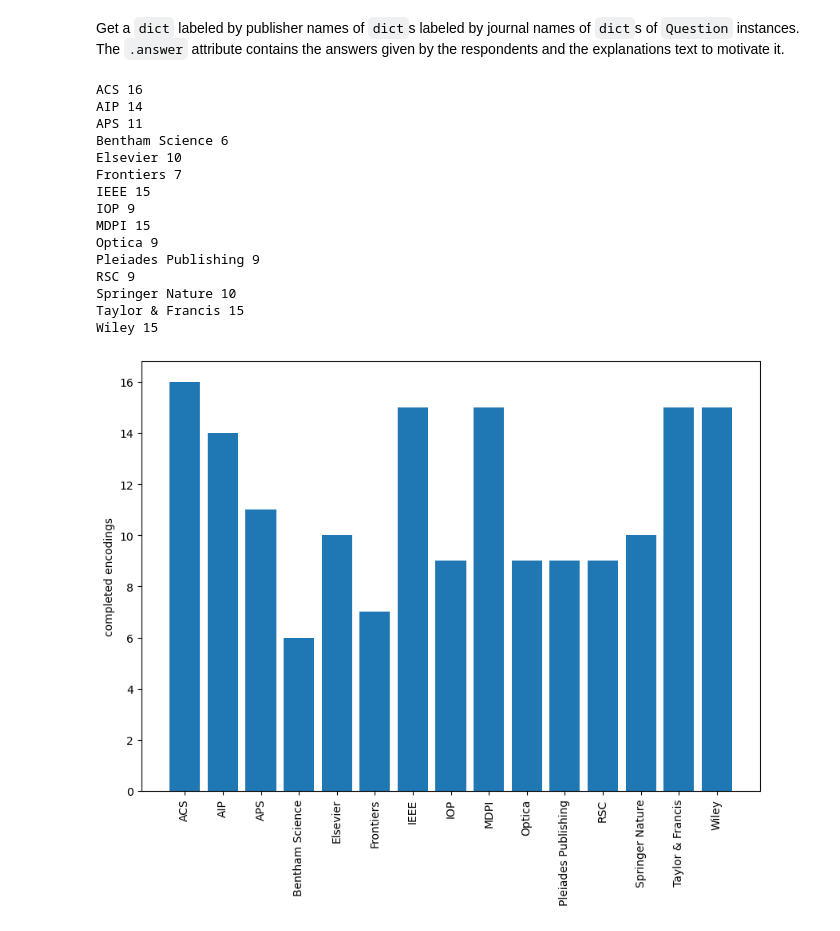
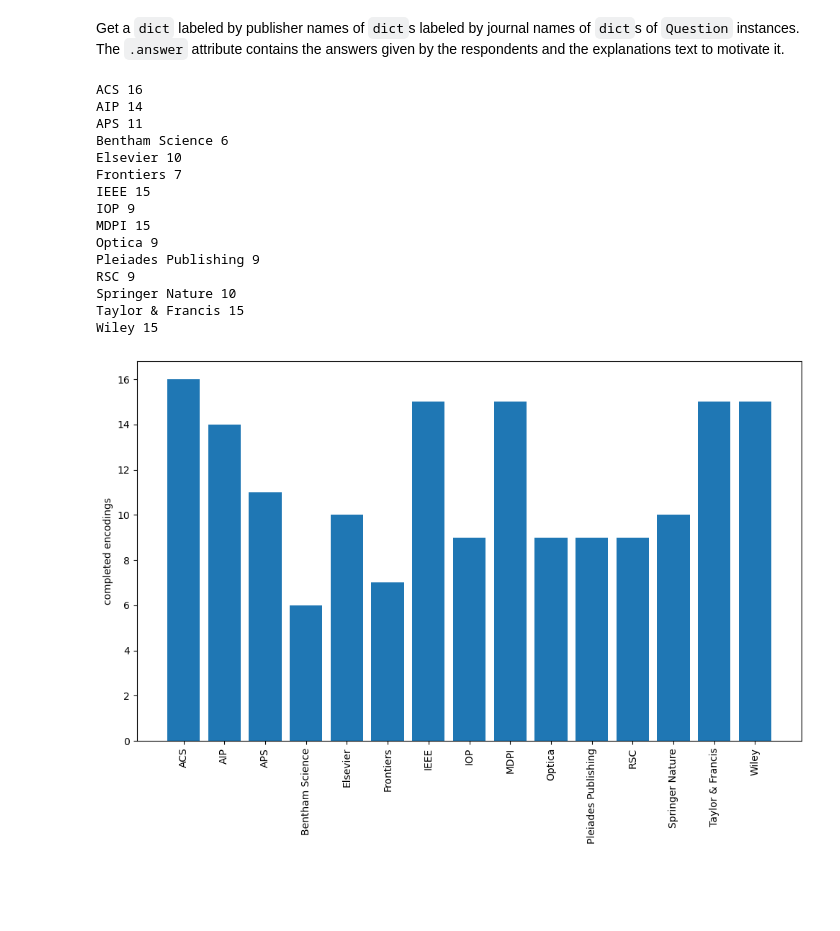
Before and after one commit to daemoncost/Journal-Research-Data-Policy, a Jupyter notebook: notebooks/fix_inconsistencies/check_inconsistencies.ipynb, the cells around one changed output. Saved outputs shown, nothing was run; the diff lists cells and outputs as text; code cells hidden in the pictures; blank space fills up the shorter version.

```diff
--- a/notebooks/fix_inconsistencies/check_inconsistencies.ipynb
+++ b/notebooks/fix_inconsistencies/check_inconsistencies.ipynb
@@ -54,31 +54,32 @@ for publisher, journals in grouped_questions.items():
 for publisher, num in n_journals.items():
     x.append(publisher)
     y.append(num)
     print(publisher, num)
 
 x_0 = list(range(len(x)))
 
 # Creating plot
 fig = plt.figure(figsize=(10, 7))
 plt.bar(x_0, y)
 plt.xticks(x_0, x, rotation=90)
 plt.ylabel("completed encodings")
+plt.tight_layout()
 
 fig.savefig("../../data/processed/number_of_encodings.pdf")
 # %% [output]
 ACS 16
 AIP 14
 APS 11
 Bentham Science 6
 Elsevier 10
 Frontiers 7
 IEEE 15
 IOP 9
 MDPI 15
 Optica 9
 Pleiades Publishing 9
 RSC 9
 Springer Nature 10
 Taylor & Francis 15
 Wiley 15
-[figure, old version]
+[figure, new version]
```
Also changed, not shown: 4 other files.
